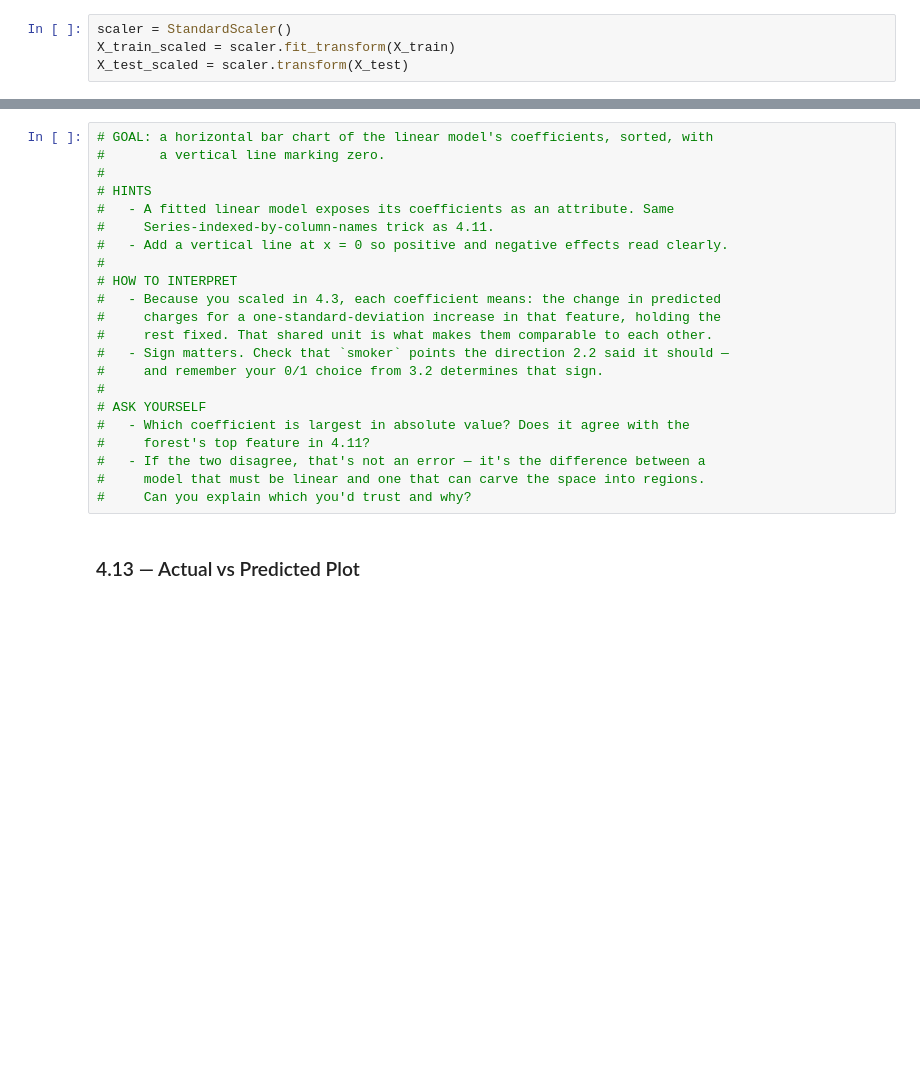
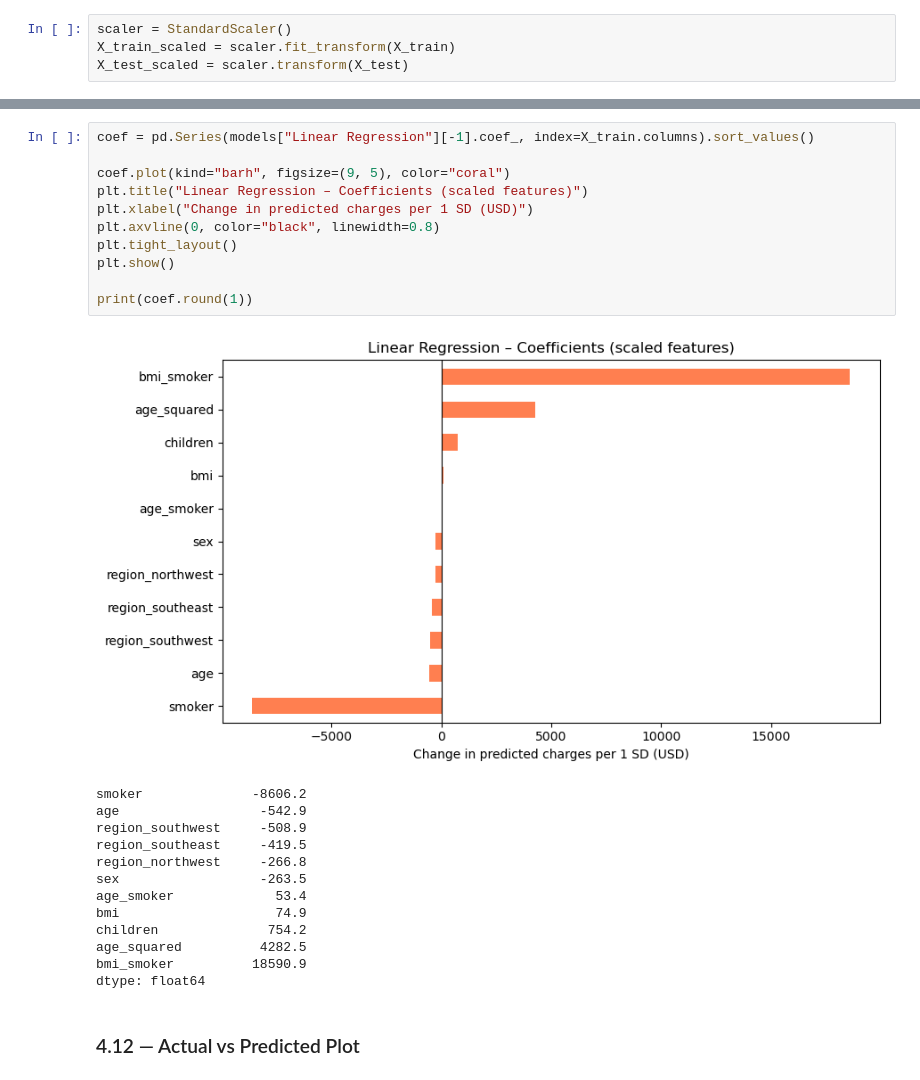
Before and after one commit to sufyan1105/Medical-Insurance-Cost-Prediction, a Jupyter notebook: medical_insurance_cost_predictor.ipynb, the cells around one changed output, grey strips where cells are left out. Saved outputs shown, nothing was run; the diff lists cells and outputs as text; blank space fills up the shorter version.

```diff
--- a/medical_insurance_cost_predictor.ipynb
+++ b/medical_insurance_cost_predictor.ipynb
@@ -518,25 +485,28 @@ ridge_preds = ridge_model.predict(X_test_scaled)
 # %%
-# GOAL: a horizontal bar chart of the linear model's coefficients, sorted, with
-#       a vertical line marking zero.
-#
-# HINTS
-#   - A fitted linear model exposes its coefficients as an attribute. Same
-#     Series-indexed-by-column-names trick as 4.11.
-#   - Add a vertical line at x = 0 so positive and negative effects read clearly.
-#
-# HOW TO INTERPRET
-#   - Because you scaled in 4.3, each coefficient means: the change in predicted
-#     charges for a one-standard-deviation increase in that feature, holding the
-#     rest fixed. That shared unit is what makes them comparable to each other.
-#   - Sign matters. Check that `smoker` points the direction 2.2 said it should —
-#     and remember your 0/1 choice from 3.2 determines that sign.
-#
-# ASK YOURSELF
-#   - Which coefficient is largest in absolute value? Does it agree with the
-#     forest's top feature in 4.11?
-#   - If the two disagree, that's not an error — it's the difference between a
-#     model that must be linear and one that can carve the space into regions.
-#     Can you explain which you'd trust and why?
+coef = pd.Series(models["Linear Regression"][-1].coef_, index=X_train.columns).sort_values()
+
+coef.plot(kind="barh", figsize=(9, 5), color="coral")
+plt.title("Linear Regression – Coefficients (scaled features)")
+plt.xlabel("Change in predicted charges per 1 SD (USD)")
+plt.axvline(0, color="black", linewidth=0.8)
+plt.tight_layout()
+plt.show()
+
+print(coef.round(1))
+# %% [output]
+[figure, added]
+smoker              -8606.2
+age                  -542.9
+region_southwest     -508.9
+region_southeast     -419.5
+region_northwest     -266.8
+sex                  -263.5
+age_smoker             53.4
+bmi                    74.9
+children              754.2
+age_squared          4282.5
+bmi_smoker          18590.9
+dtype: float64
 # %% [markdown]
-### 4.13 — Actual vs Predicted Plot
+### 4.12 — Actual vs Predicted Plot
 # %%
```
Also changed, not shown: parts of 32 cells of this notebook.
